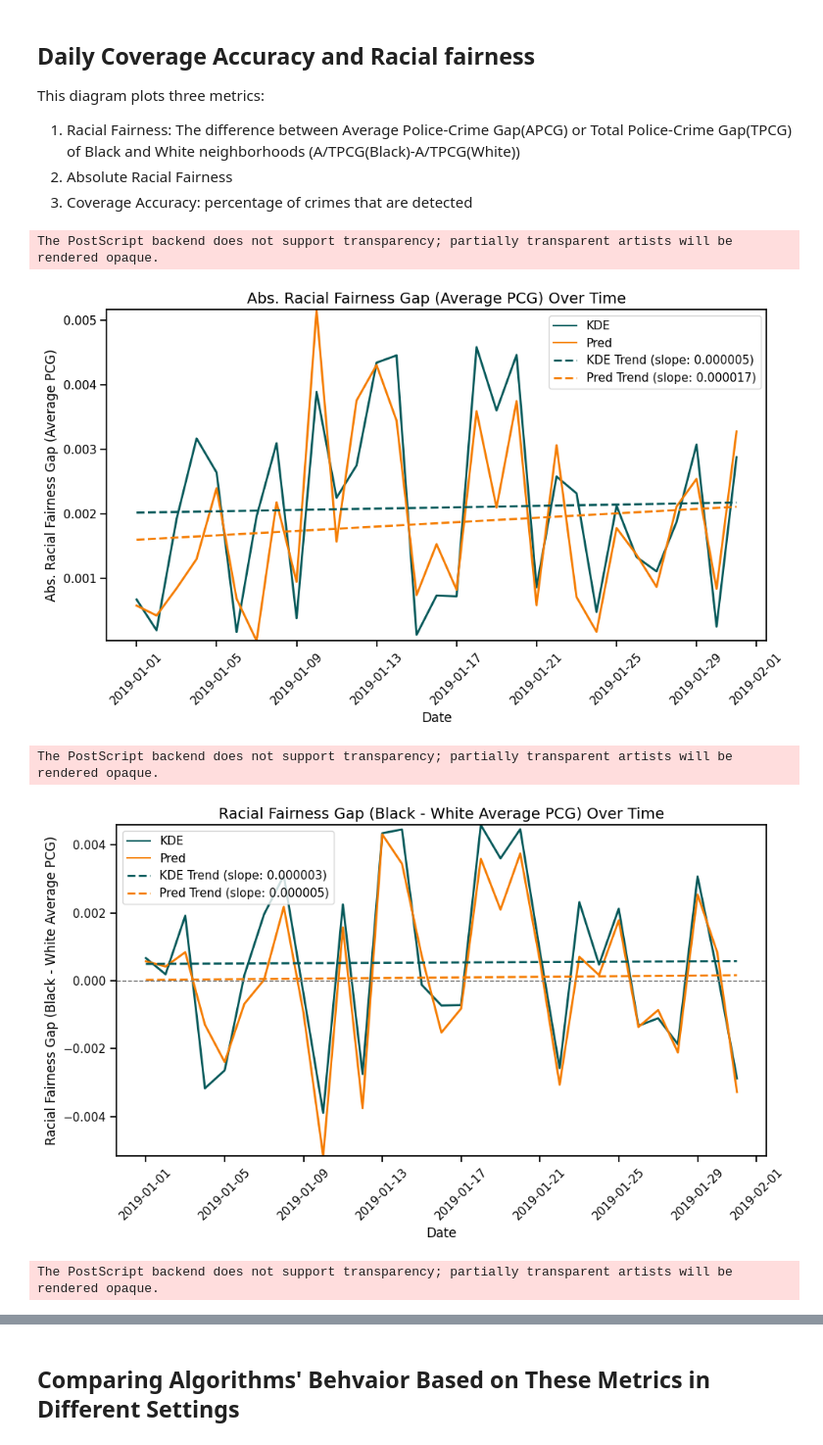
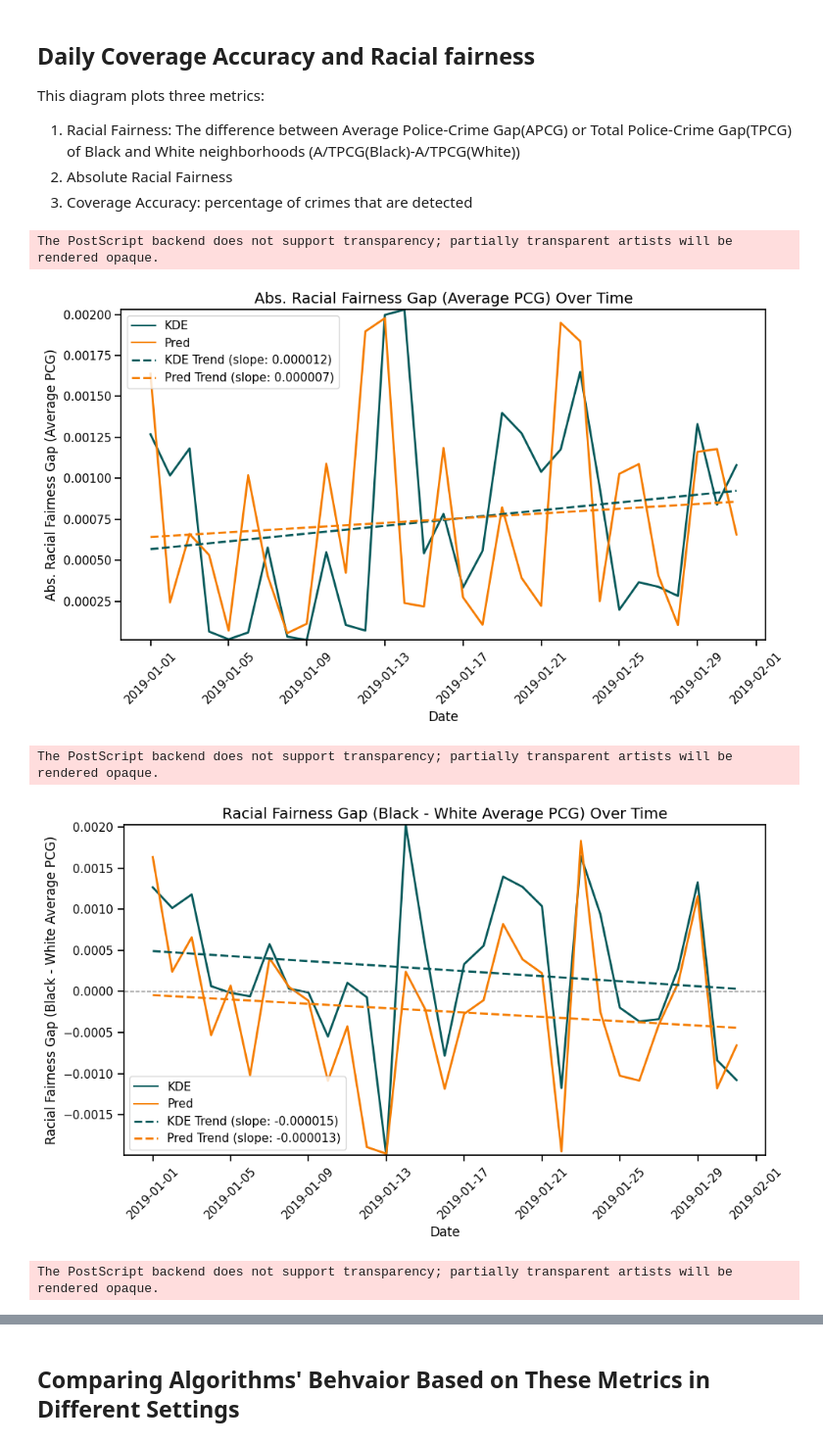
Before and after one commit to saminsemsar/Data_Analysis_Portfolio, a Jupyter notebook: PredictivePolicing/KDE_vs_Pred_paper_Analysis.ipynb, the cells around one changed output, grey strips where cells are left out. Shown at 98% size. Saved outputs shown, nothing was run; the diff lists cells and outputs as text; code cells hidden in the pictures.

```diff
--- a/PredictivePolicing/KDE_vs_Pred_paper_Analysis.ipynb
+++ b/PredictivePolicing/KDE_vs_Pred_paper_Analysis.ipynb
@@ -860,10 +862,10 @@ def plot_coverageAccuracy_and_RacialFairness(pMethod="Daily", pRep=0.4, pNum=40,
         plt.savefig(f"{RRF}/{save_title}.eps", format="eps")
         plt.show()
 # %%
-plot_coverageAccuracy_and_RacialFairness(pMethod="Daily", pRep=0.4, pNum=40, cType="BURGLARY", based_on="Average")
+plot_coverageAccuracy_and_RacialFairness(pMethod="Daily", pRep=0.4, pNum=40, cType="TOTAL", based_on="Average")
 # %% [output]
 The PostScript backend does not support transparency; partially transparent artists will be rendered opaque.
-[figure, old version]
+[figure, new version]
 The PostScript backend does not support transparency; partially transparent artists will be rendered opaque.
-[figure, old version]
+[figure, new version]
 The PostScript backend does not support transparency; partially transparent artists will be rendered opaque.
```
Also changed, not shown: parts of 16 cells of this notebook.
